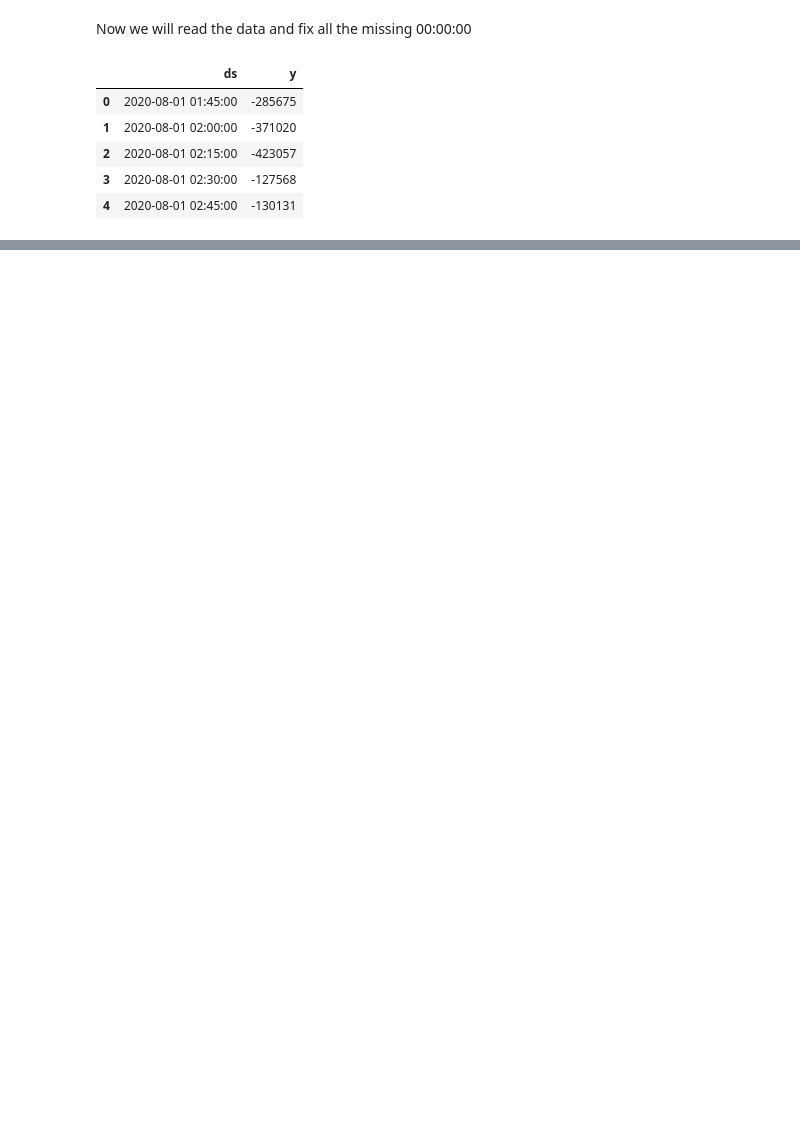
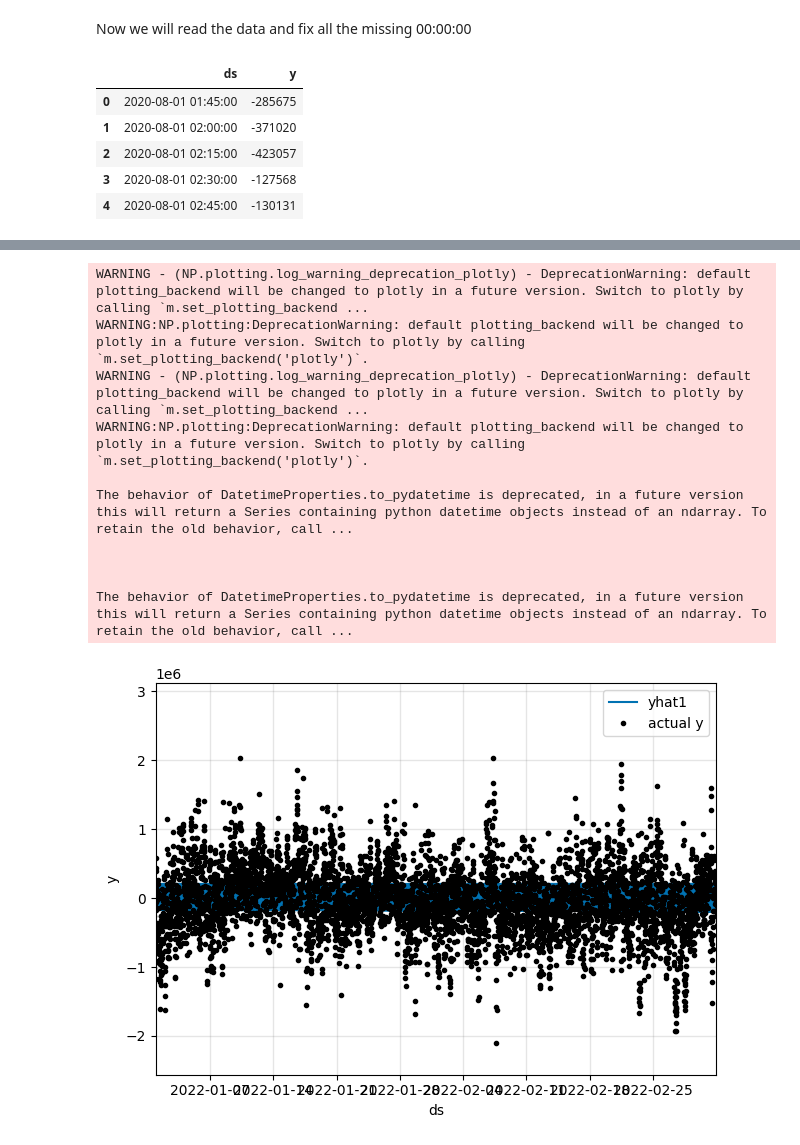
Before and after one commit to 2Duffman/Symbolic-Regression, a Jupyter notebook: prophet.ipynb, the cells around one changed output, grey strips where cells are left out. Saved outputs shown, nothing was run; the diff lists cells and outputs as text; code cells hidden in the pictures; blank space fills up the shorter version.

Commit message:
enable plotting

```diff
--- a/prophet.ipynb
+++ b/prophet.ipynb
@@ -21,7 +26,10 @@ mlflow.set_tracking_uri(f'https://dagshub.com/' + os.environ['MLFLOW_TRACKING_US
 Now we will read the data and fix all the missing 00:00:00
 # %%
 # Read the data
-data = pd.read_csv("distance_8.csv")
+if "google.colab" in str(get_ipython()):
+  data = pd.read_csv('drive/MyDrive/distance_8.csv')
+else:
+  data = pd.read_csv("distance_8.csv")
 
 # Define the target column
 target = "saldo_final_target"
@@ -96,0 +111,19 @@ model.plot(forecast)
+# %%
+model.set_plotting_backend("matplotlib")
+fig, ax = plt.subplots()
+#model.plot(forecast, ax = Axes.set_xlim([pd.Timestamp('2022-01-01 00:00:00'),pd.Timestamp('2022-01-03 23:45:00')]))
+model.plot(forecast, ax = ax)
+ax.set_xlim([pd.Timestamp('2022-01-01 00:00:00'),pd.Timestamp('2022-03-03 23:45:00')])
+plt.show()
+# %% [output]
+WARNING - (NP.plotting.log_warning_deprecation_plotly) - DeprecationWarning: default plotting_backend will be changed to plotly in a future version. Switch to plotly by calling `m.set_plotting_backend ...
+WARNING:NP.plotting:DeprecationWarning: default plotting_backend will be changed to plotly in a future version. Switch to plotly by calling `m.set_plotting_backend('plotly')`.
+WARNING - (NP.plotting.log_warning_deprecation_plotly) - DeprecationWarning: default plotting_backend will be changed to plotly in a future version. Switch to plotly by calling `m.set_plotting_backend ...
+WARNING:NP.plotting:DeprecationWarning: default plotting_backend will be changed to plotly in a future version. Switch to plotly by calling `m.set_plotting_backend('plotly')`.
+
+The behavior of DatetimeProperties.to_pydatetime is deprecated, in a future version this will return a Series containing python datetime objects instead of an ndarray. To retain the old behavior, call ...
+
+
+
+The behavior of DatetimeProperties.to_pydatetime is deprecated, in a future version this will return a Series containing python datetime objects instead of an ndarray. To retain the old behavior, call ...
+[figure, added]
```
Also changed, not shown: parts of 3 cells of this notebook.
